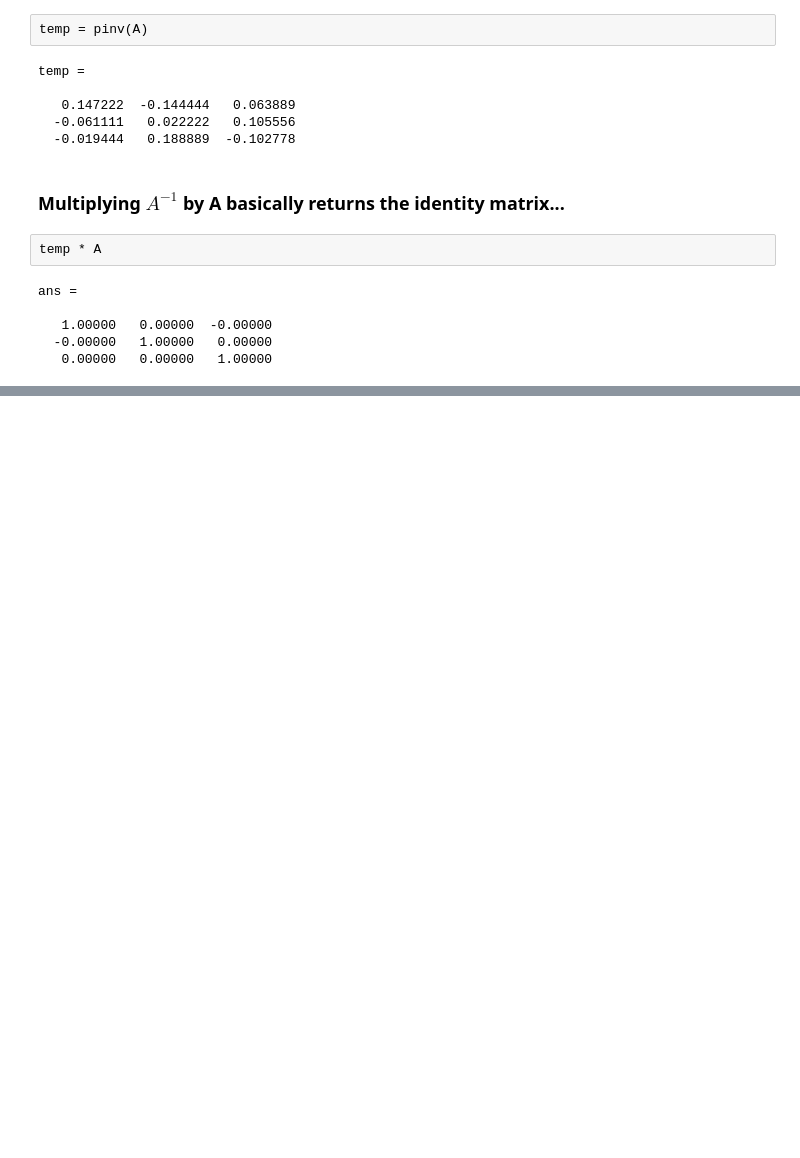
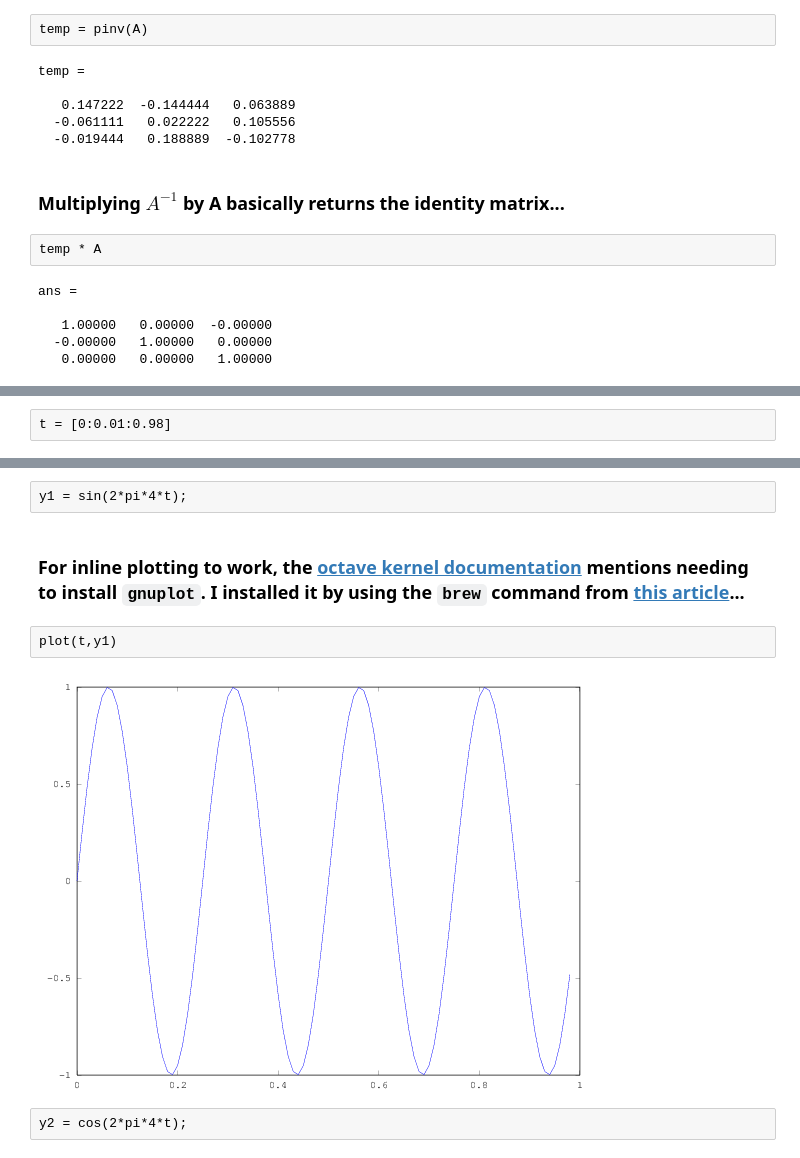
Before and after one commit to flizzer/Coursera_MachineLearning, a Jupyter notebook: MultivariateLinearRegression (Week 2).ipynb, the cells around one changed output, grey strips where cells are left out. Cells and saved outputs as stored; diff of their text form; blank space fills up the shorter version.

Commit message:
updating with more Octave tutorial changes

````diff
--- a/MultivariateLinearRegression (Week 2).ipynb
+++ b/MultivariateLinearRegression (Week 2).ipynb
@@ -778,0 +783,2 @@ ans =
+# %%
+t = [0:0.01:0.98]
@@ -778,0 +803,10 @@ ans =
+# %%
+y1 = sin(2*pi*4*t);
+# %% [markdown]
+### For inline plotting to work, the [octave kernel documentation](https://github.com/Calysto/octave_kernel) mentions needing to install ```gnuplot```.  I installed it by using the ```brew``` command from [this article](http://macappstore.org/gnuplot/)...
+# %%
+plot(t,y1)
+# %% [output]
+[figure, added]
+# %%
+y2 = cos(2*pi*4*t);
````
Also changed, not shown: parts of 53 cells of this notebook, 2 other files.
